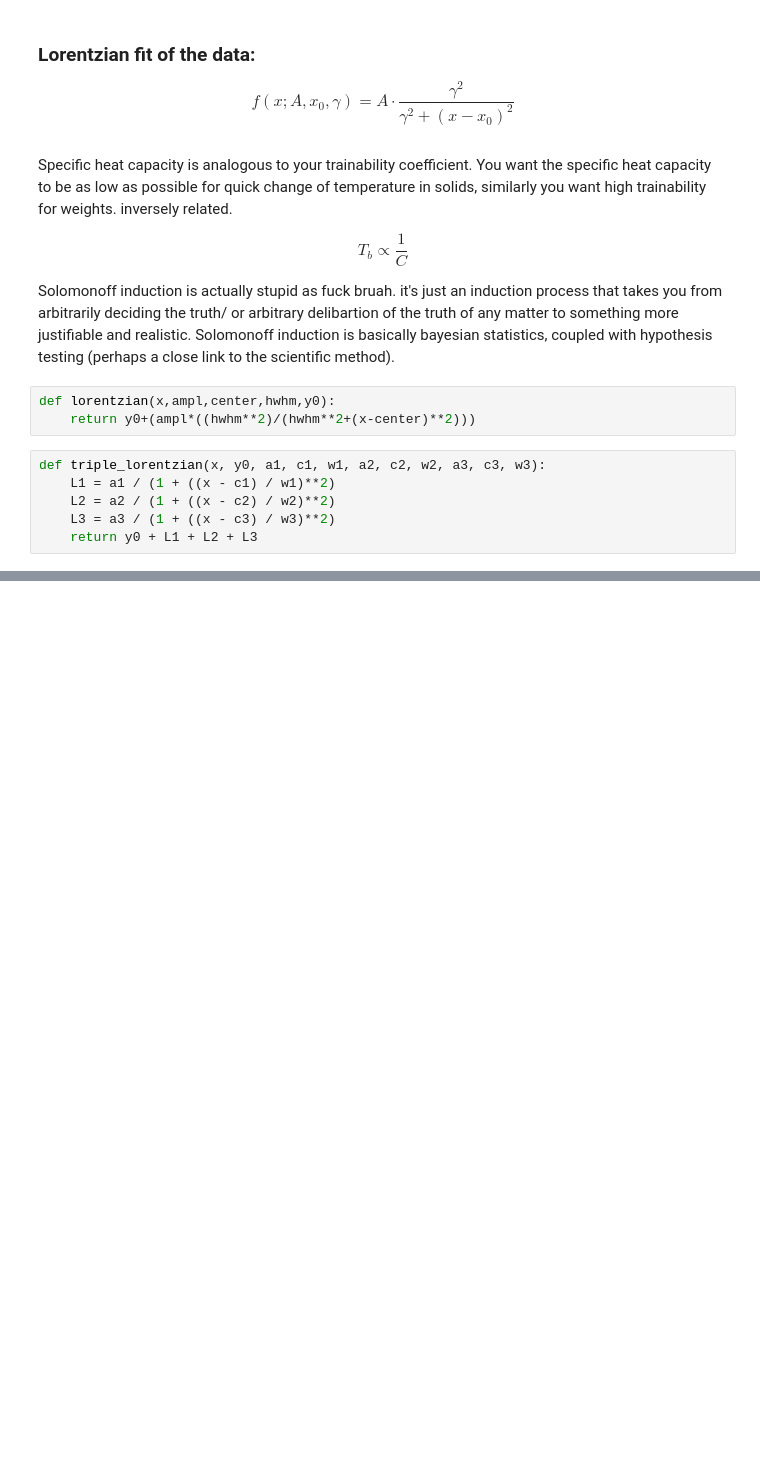
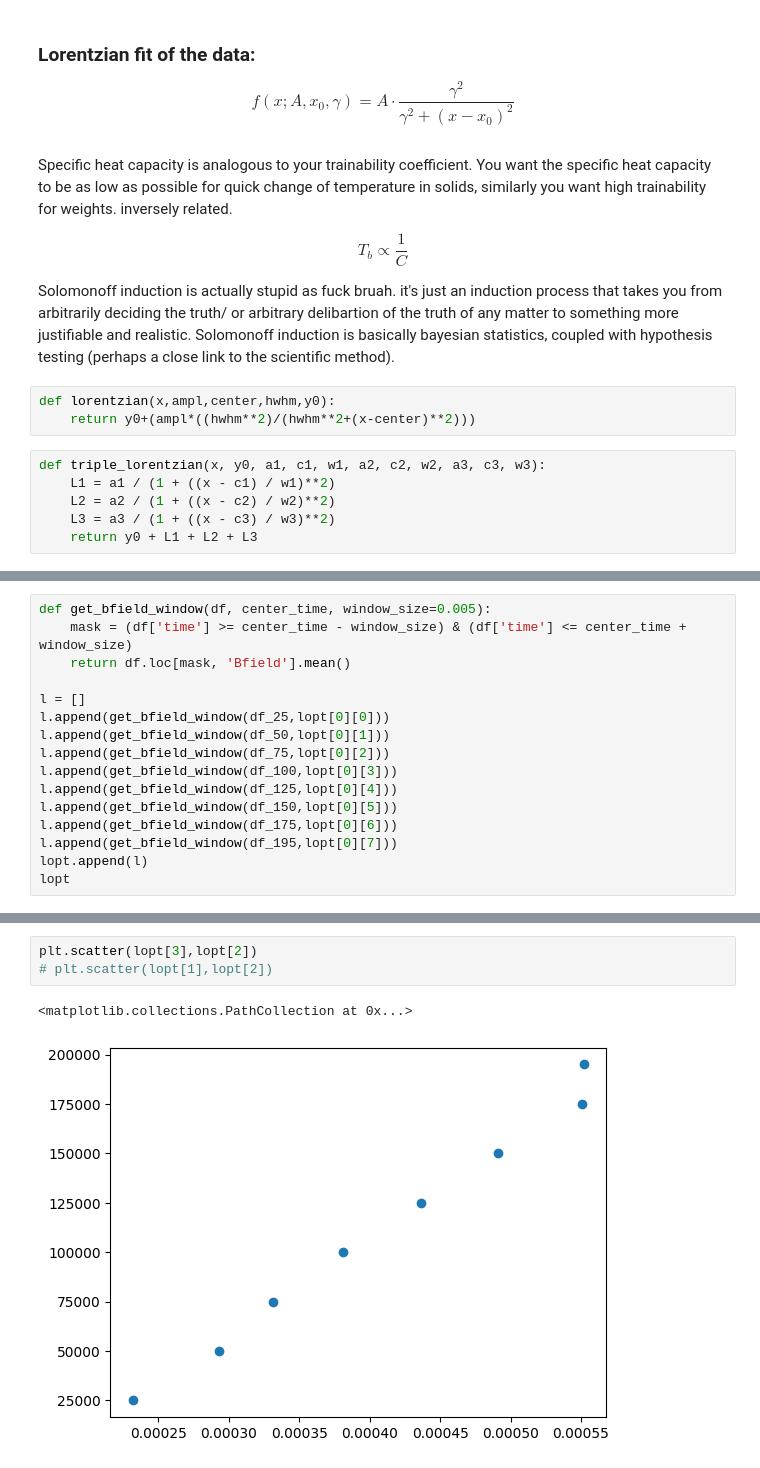
Before and after one commit to imathrock/Optical_Pumping, a Jupyter notebook: Data_analysis.ipynb, the cells around one changed output, grey strips where cells are left out. Drawn from its saved outputs; the diff is of its cells as text; blank space fills up the shorter version.

```diff
--- a/Data_analysis.ipynb
+++ b/Data_analysis.ipynb
@@ -147,0 +173,16 @@ Lorentzian peak 3:4.488497596252746±0.0017850654128319316
+# %%
+def get_bfield_window(df, center_time, window_size=0.005):
+    mask = (df['time'] >= center_time - window_size) & (df['time'] <= center_time + window_size)
+    return df.loc[mask, 'Bfield'].mean()
+
+l = []
+l.append(get_bfield_window(df_25,lopt[0][0]))
+l.append(get_bfield_window(df_50,lopt[0][1]))
+l.append(get_bfield_window(df_75,lopt[0][2]))
+l.append(get_bfield_window(df_100,lopt[0][3]))
+l.append(get_bfield_window(df_125,lopt[0][4]))
+l.append(get_bfield_window(df_150,lopt[0][5]))
+l.append(get_bfield_window(df_175,lopt[0][6]))
+l.append(get_bfield_window(df_195,lopt[0][7]))
+lopt.append(l)
+lopt
@@ -147,0 +201,6 @@ Lorentzian peak 3:4.488497596252746±0.0017850654128319316
+# %%
+plt.scatter(lopt[3],lopt[2])
+# plt.scatter(lopt[1],lopt[2])
+# %% [output]
+<matplotlib.collections.PathCollection at 0x...>
+[figure, added]
```
Also changed, not shown: parts of 15 cells of this notebook, 24 other files.
